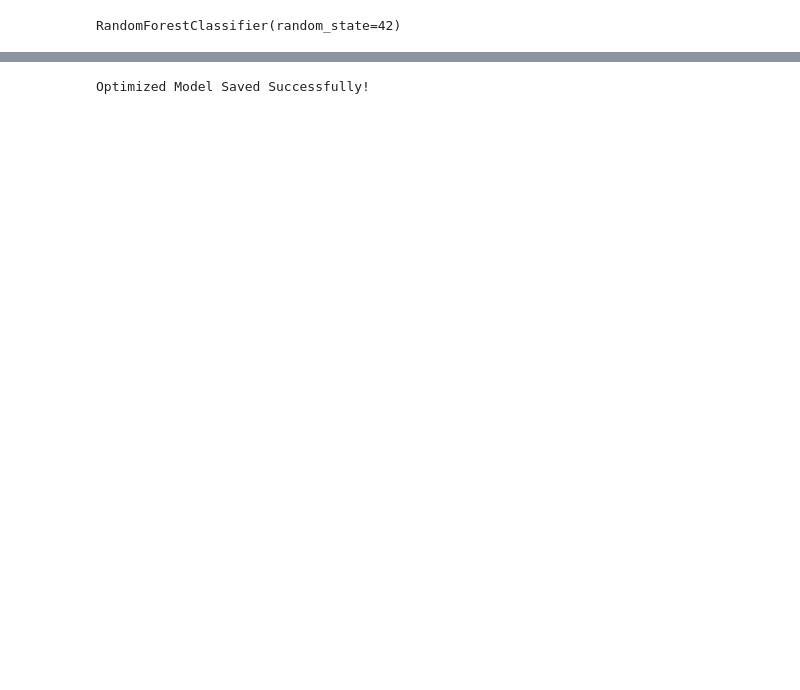
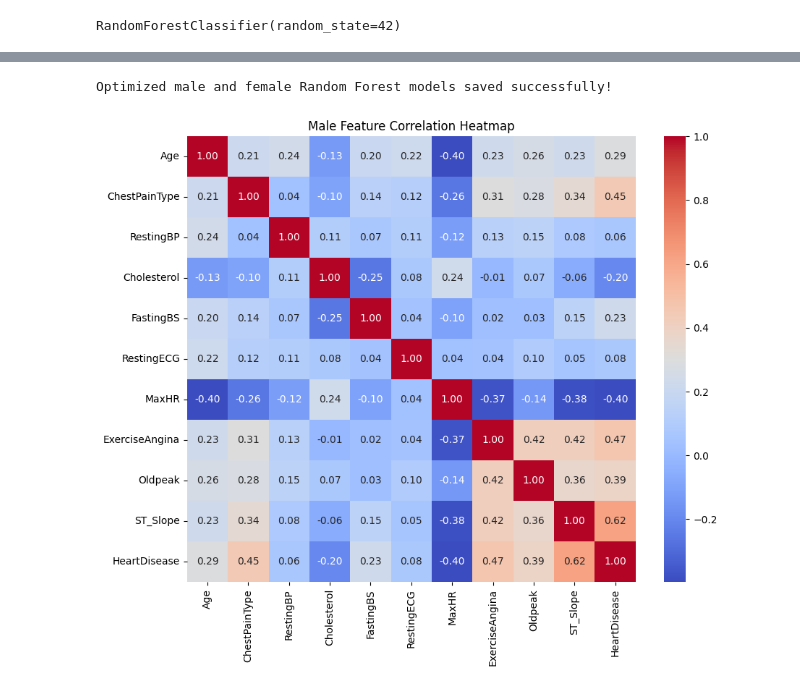
Before and after one commit to Sublymonal/aai501, a Jupyter notebook: Team 3 project.ipynb, the cells around one changed output, grey strips where cells are left out. Drawn from its saved outputs; the diff is of its cells as text; code cells hidden in the pictures; blank space fills up the shorter version.

```diff
--- a/Team 3 project.ipynb
+++ b/Team 3 project.ipynb
@@ -144,10 +280,27 @@ Optimized Model Accuracy: 0.8804347826086957
 # %%
 import joblib
 
-# Save optimized model
-joblib.dump(best_model, 'optimized_model.pkl')
-joblib.dump(scaler, 'scaler.pkl')
+# Save optimized Random Forest models
+joblib.dump(best_model_male, "rf_male_optimized.pkl")
+joblib.dump(best_model_female, "rf_female_optimized.pkl")
 
-print("\nOptimized Model Saved Successfully!")
+print("Optimized male and female Random Forest models saved successfully!")
 # %% [output]
-Optimized Model Saved Successfully!
+Optimized male and female Random Forest models saved successfully!
+# %%
+import seaborn as sns
+import matplotlib.pyplot as plt
+
+plt.figure(figsize=(10,8))
+sns.heatmap(
+    male.corr(),
+    annot=True,
+    fmt=".2f",
+    cmap='coolwarm'
+)
+plt.title("Male Feature Correlation Heatmap")
+plt.savefig('male_heatmap.png')
+
+plt.show()
+# %% [output]
+[figure, added]
```
Also changed, not shown: parts of 18 cells of this notebook.
